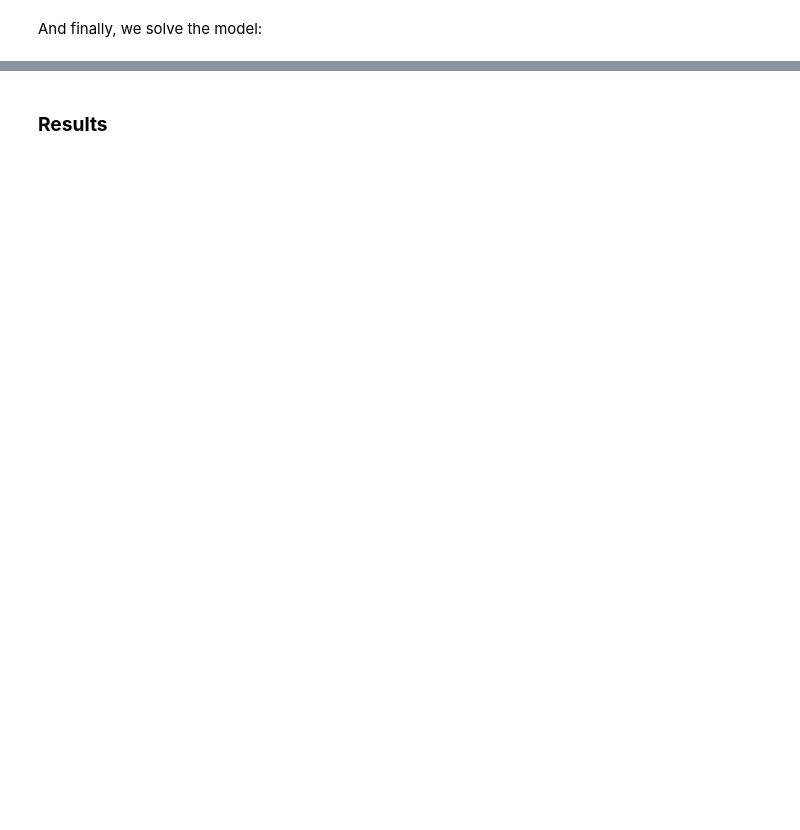
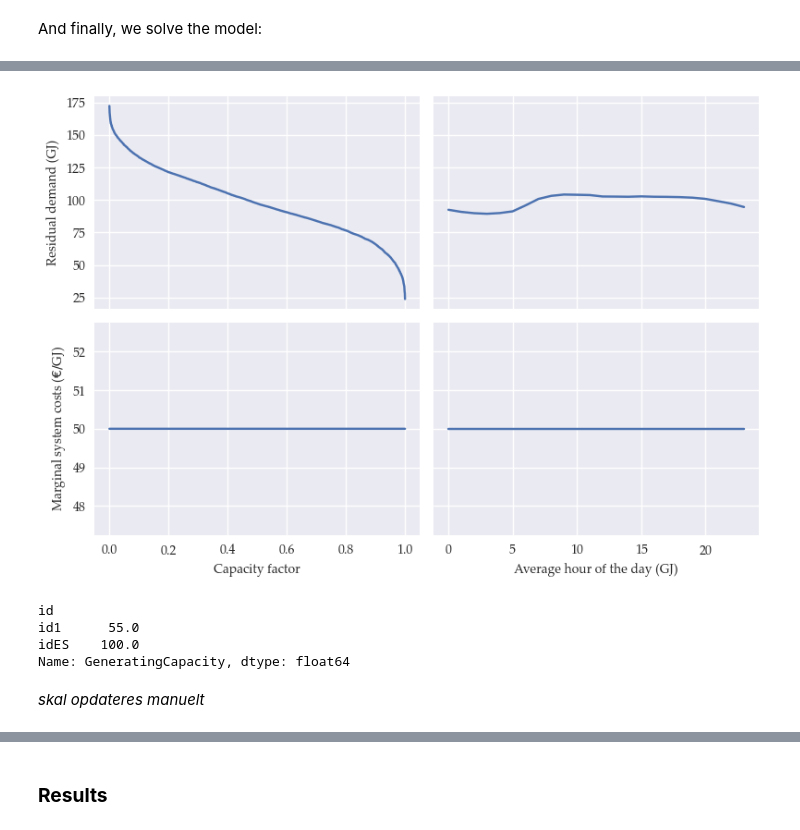
Before and after one commit to jnl455/Nuuk-Energy-mix, a Jupyter notebook: Exercises/E44/E44_SolutionGuide.ipynb, the cells around one changed output, grey strips where cells are left out. Cells and saved outputs as stored; diff of their text form; code cells hidden in the pictures; blank space fills up the shorter version.

```diff
--- a/Exercises/E44/E44_SolutionGuide.ipynb
+++ b/Exercises/E44/E44_SolutionGuide.ipynb
@@ -193,0 +211,42 @@ solution = m.loopSolveExtract(loop, [grid_ECap_Wind, grid_ECap_Hydro, grid_SCap]
+# %%
+# Make dataframe
+int_id = adj.rc_pd(m.db['id2hvt'], pd.Index(['Wind'], name = 'hvt')).droplevel('hvt')
+df_sort =  pd.concat([
+    adj.rc_pd(m.hourlyGeneratingCap,int_id).groupby('h').sum().rename('E').astype(float),
+    m.hourlyLoad.rename('L').astype(float),
+    m.db['marginalSystemCosts'].rename('p').astype(float)
+],axis=1)
+
+# Calculate residual demand
+df_sort['resd'] = df_sort['L']-df_sort['E']
+
+# Sort dataframe
+df_sort = df_sort.sort_values(['resd'],ascending=False).reset_index()
+df_sort.index = df_sort.index/len(df_sort)
+
+# Make new dataframe with time mappings
+df_h = df_sort.merge(m.db['h2HourOfTheDay'].to_frame(index=False))
+
+# Aggregate for average hour of the day
+df_h = df_h.groupby('HourOfTheDay')[['resd','p']].mean()
+
+# Make plot
+fig, ax = plt.subplots(nrows=2,ncols=2,sharey='row',sharex='col')
+
+df_sort['resd'].plot(ax=ax[0,0],ylabel=r'Residual demand (GJ)')
+df_sort['p'].plot(ax=ax[1,0],ylabel=r'Marginal system costs ($€/$GJ)',xlabel='Capacity factor')
+df_h['resd'].plot(ax=ax[0,1])
+df_h['p'].plot(xlabel='Average hour of the day (GJ)',ax=ax[1,1])
+
+fig.tight_layout()
+# %% [output]
+[figure, added]
+# %%
+m.db['GeneratingCapacity']
+# %% [output]
+id
+id1      55.0
+idES    100.0
+Name: GeneratingCapacity, dtype: float64
+# %% [markdown]
+_skal opdateres manuelt_
```
Also changed, not shown: parts of 37 cells of this notebook, 4 other files.
